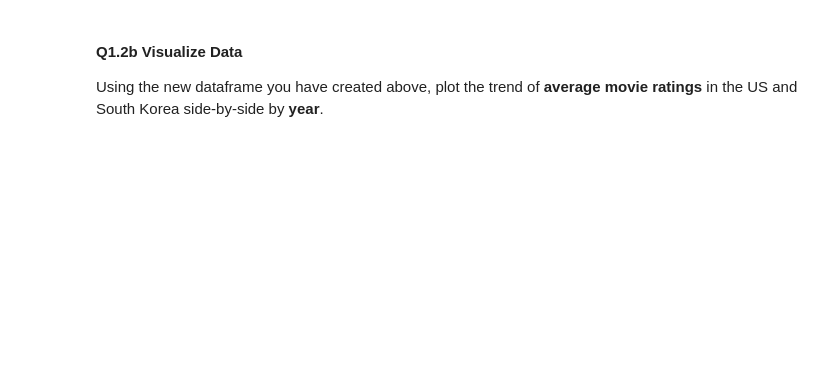
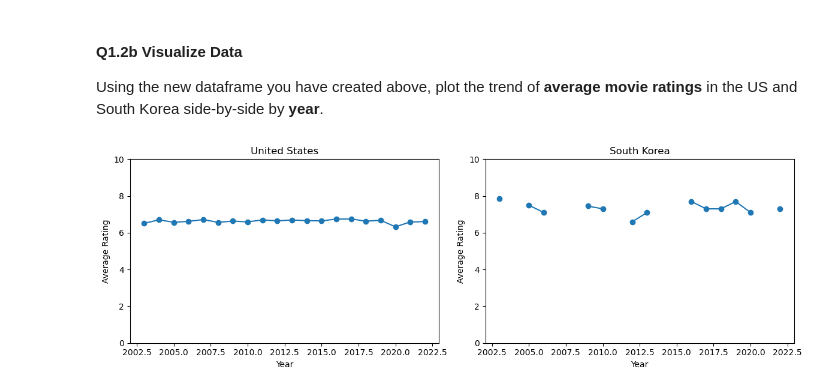
Before and after one commit to 110782829/EEC174-Lab2, a Jupyter notebook: PreLab.ipynb, the cells around one changed output. Cells and saved outputs as stored; diff of their text form; code cells hidden in the pictures; blank space fills up the shorter version.

```diff
--- a/PreLab.ipynb
+++ b/PreLab.ipynb
@@ -135,0 +119,16 @@ print("----Top 10 Movies in USA and SK----")
+# %%
+pd.options.display.max_rows = 10
+
+
+US_movies = movies[movies.Country_of_origin.str.contains('United States', na=False)].sort_values(by='Rating',ascending=False)
+SK_movies = movies[movies.Country_of_origin.str.contains('South Korea', na=False)].sort_values(by='Rating',ascending=False)
+
+columns = ['Country_of_origin', 'Title', 'Rating', 'Year', 'Certificate', 'Genre']
+
+print("----Top 10 US Movies----")
+print(US_movies[columns].head(10))
+
+print("")
+
+print("----Top 10 South Korean Movies----")
+print(SK_movies[columns].head(10))
@@ -144,0 +157,40 @@ import matplotlib.pyplot as plt
+# %%
+import matplotlib.pyplot as plt
+%matplotlib inline
+
+years = range(2003, 2023)
+
+US_avg = []
+SK_avg = []
+
+# Avg
+
+for year in years:
+    US_year = US_movies[US_movies.Year == year]
+    SK_year = SK_movies[SK_movies.Year == year]
+
+    US_avg.append(US_year.Rating.mean())
+    SK_avg.append(SK_year.Rating.mean())
+
+plt.figure(figsize=(12, 4))
+
+# US
+plt.subplot(1, 2, 1)
+plt.plot(years, US_avg, marker='o')
+plt.title('United States')
+plt.xlabel('Year')
+plt.ylabel('Average Rating')
+plt.ylim(0, 10)
+
+# SK
+plt.subplot(1, 2, 2)
+plt.plot(years, SK_avg, marker='o')
+plt.title('South Korea')
+plt.xlabel('Year')
+plt.ylabel('Average Rating')
+plt.ylim(0, 10)
+
+plt.tight_layout()
+plt.show()
+# %% [output]
+[figure, added]
```
Also changed, not shown: parts of 3 cells of this notebook.
